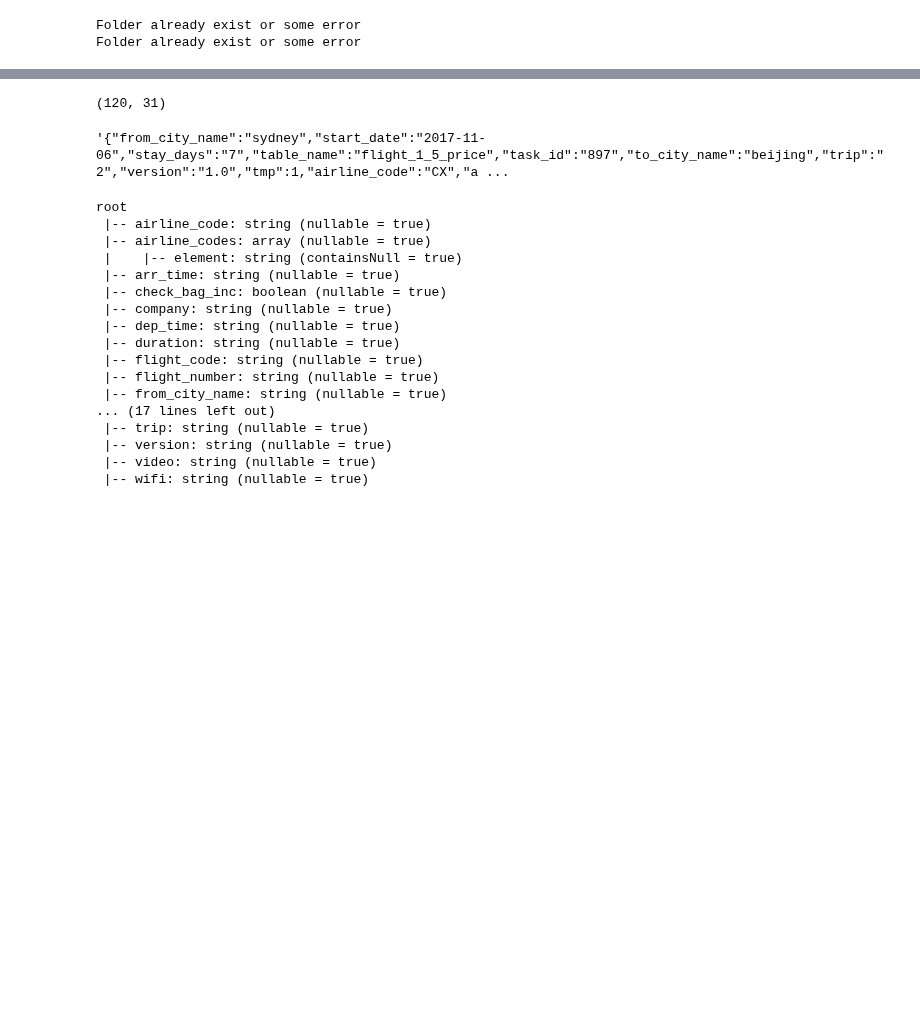
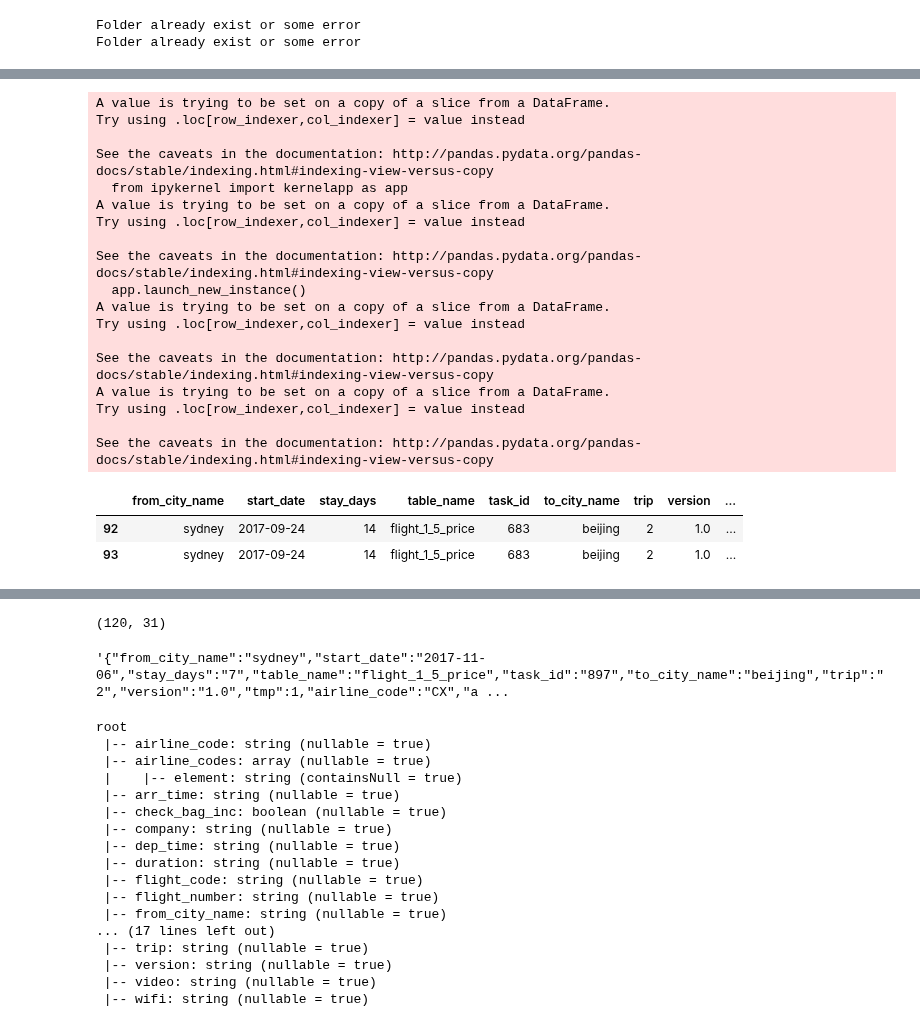
Before and after one commit to zemingyu/flight, a Jupyter notebook: test_pyspark.ipynb, the cells around one changed output, grey strips where cells are left out. Cells and saved outputs as stored; diff of their text form; code cells hidden in the pictures; blank space fills up the shorter version.

```diff
--- a/test_pyspark.ipynb
+++ b/test_pyspark.ipynb
@@ -283,0 +332,4 @@ wifi
+# %%
+# testDF = aggDF.ix[:, ['from_city_name', 'company']]
+# testDF = aggDF.ix[:, 'from_city_name':'stop']
+testDF = aggDF.tail(2)
@@ -283,0 +351,29 @@ wifi
+# %%
+# force to string
+testDF['id'] = 'Unknown'
+testDF['video'] = 'Unknown'
+testDF['wifi'] = 'Unkown'
+testDF['power'] = 'Unkown'
+testDF
+# %% [output]
+A value is trying to be set on a copy of a slice from a DataFrame.
+Try using .loc[row_indexer,col_indexer] = value instead
+
+See the caveats in the documentation: http://pandas.pydata.org/pandas-docs/stable/indexing.html#indexing-view-versus-copy
+  from ipykernel import kernelapp as app
+A value is trying to be set on a copy of a slice from a DataFrame.
+Try using .loc[row_indexer,col_indexer] = value instead
+
+See the caveats in the documentation: http://pandas.pydata.org/pandas-docs/stable/indexing.html#indexing-view-versus-copy
+  app.launch_new_instance()
+A value is trying to be set on a copy of a slice from a DataFrame.
+Try using .loc[row_indexer,col_indexer] = value instead
+
+See the caveats in the documentation: http://pandas.pydata.org/pandas-docs/stable/indexing.html#indexing-view-versus-copy
+A value is trying to be set on a copy of a slice from a DataFrame.
+Try using .loc[row_indexer,col_indexer] = value instead
+
+See the caveats in the documentation: http://pandas.pydata.org/pandas-docs/stable/indexing.html#indexing-view-versus-copy
+|  | from_city_name | start_date | stay_days | table_name | task_id | to_city_name | trip | version | ... |
+| 92 | sydney | 2017-09-24 | 14 | flight_1_5_price | 683 | beijing | 2 | 1.0 | ... |
+| 93 | sydney | 2017-09-24 | 14 | flight_1_5_price | 683 | beijing | 2 | 1.0 | ... |
```
Also changed, not shown: parts of 22 cells of this notebook, 2 other files.
